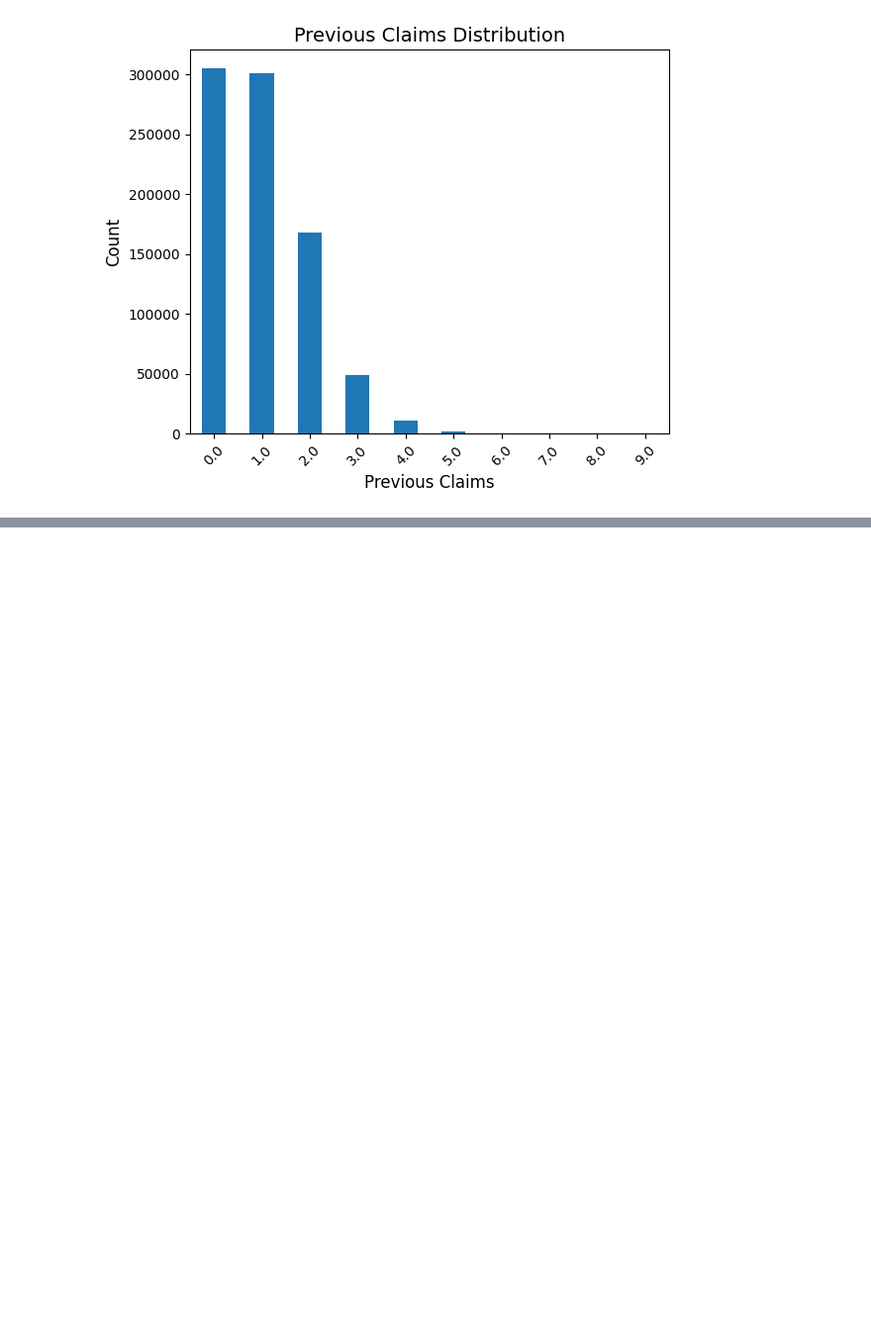
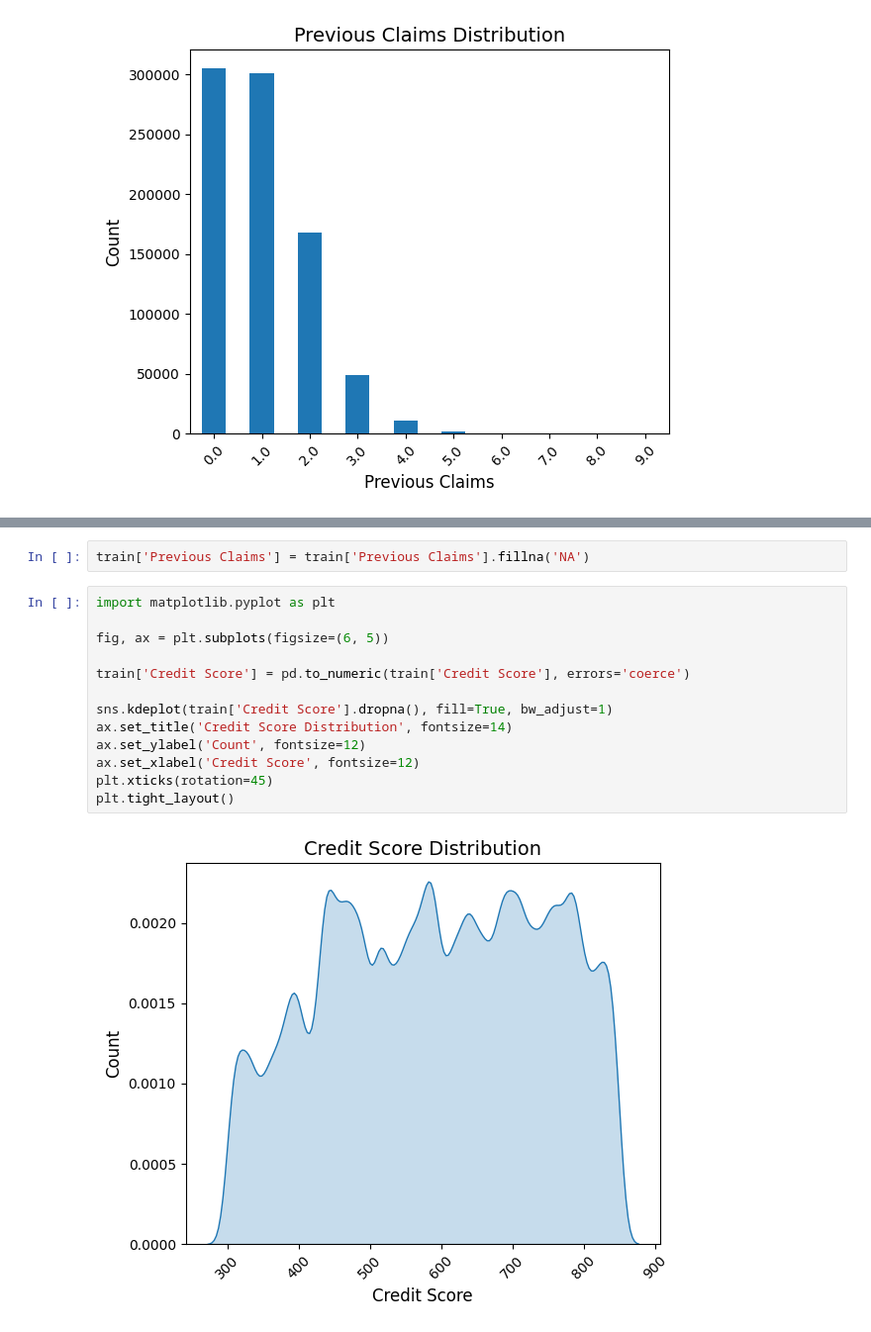
Before and after one commit to manvirbirak/Regression-with-an-Insurance-Dataset, a Jupyter notebook: Script.ipynb, the cells around one changed output, grey strips where cells are left out. Shown at 99% size. Drawn from its saved outputs; the diff is of its cells as text; blank space fills up the shorter version.

```diff
--- a/Script.ipynb
+++ b/Script.ipynb
@@ -60,0 +82,17 @@ plt.tight_layout()
+# %%
+train['Previous Claims'] = train['Previous Claims'].fillna('NA')
+# %%
+import matplotlib.pyplot as plt
+
+fig, ax = plt.subplots(figsize=(6, 5))
+
+train['Credit Score'] = pd.to_numeric(train['Credit Score'], errors='coerce')
+
+sns.kdeplot(train['Credit Score'].dropna(), fill=True, bw_adjust=1)
+ax.set_title('Credit Score Distribution', fontsize=14)
+ax.set_ylabel('Count', fontsize=12)
+ax.set_xlabel('Credit Score', fontsize=12)
+plt.xticks(rotation=45)
+plt.tight_layout()
+# %% [output]
+[figure, added]
```
Also changed, not shown: parts of 1 cell of this notebook.
